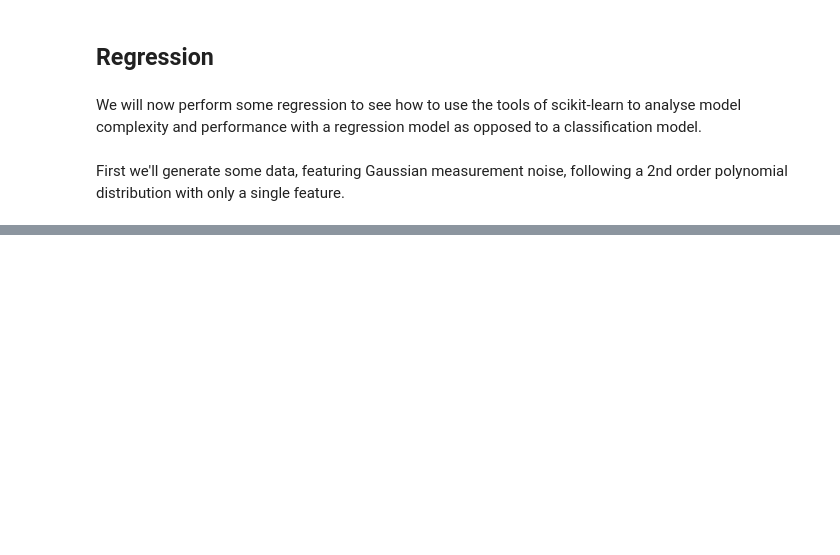
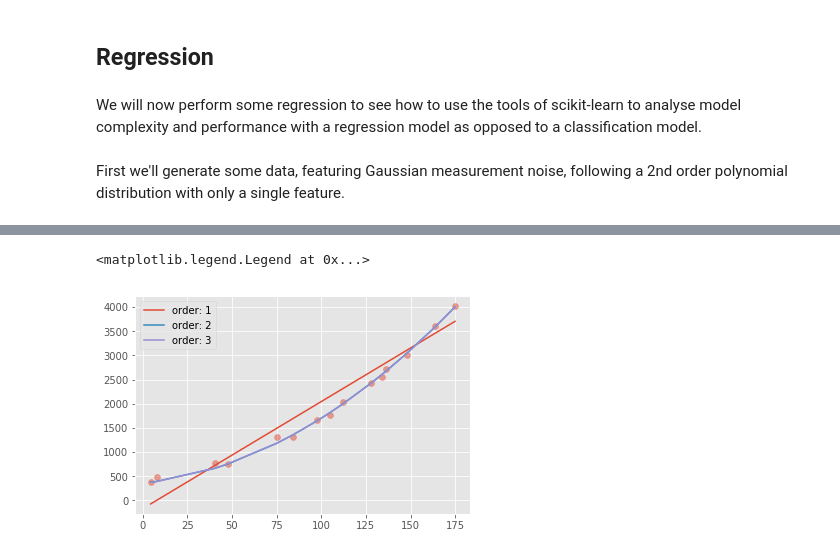
Before and after one commit to AshleySetter/MachineLearningWithScikitLearn, a Jupyter notebook: SupervisedLearning/Supervised_Learning.ipynb, the cells around one changed output, grey strips where cells are left out. Drawn from its saved outputs; the diff is of its cells as text; code cells hidden in the pictures; blank space fills up the shorter version.

```diff
--- a/SupervisedLearning/Supervised_Learning.ipynb
+++ b/SupervisedLearning/Supervised_Learning.ipynb
@@ -406,0 +413,10 @@ model.steps[1][1].intercept_
+# %%
+plt.scatter(X_test, y_test, alpha=0.5) # plot testing data
+for o in range(1, 4):
+    model = PolynomialRegression(o).fit(X_train, y_train)
+    y_pred = model.predict(X_test)
+    plt.plot(X_test, y_pred, label='order: {}'.format(o)) # plot predicted data
+plt.legend()
+# %% [output]
+<matplotlib.legend.Legend at 0x...>
+[figure, added]
```
Also changed, not shown: parts of 39 cells of this notebook, 1 other file.
